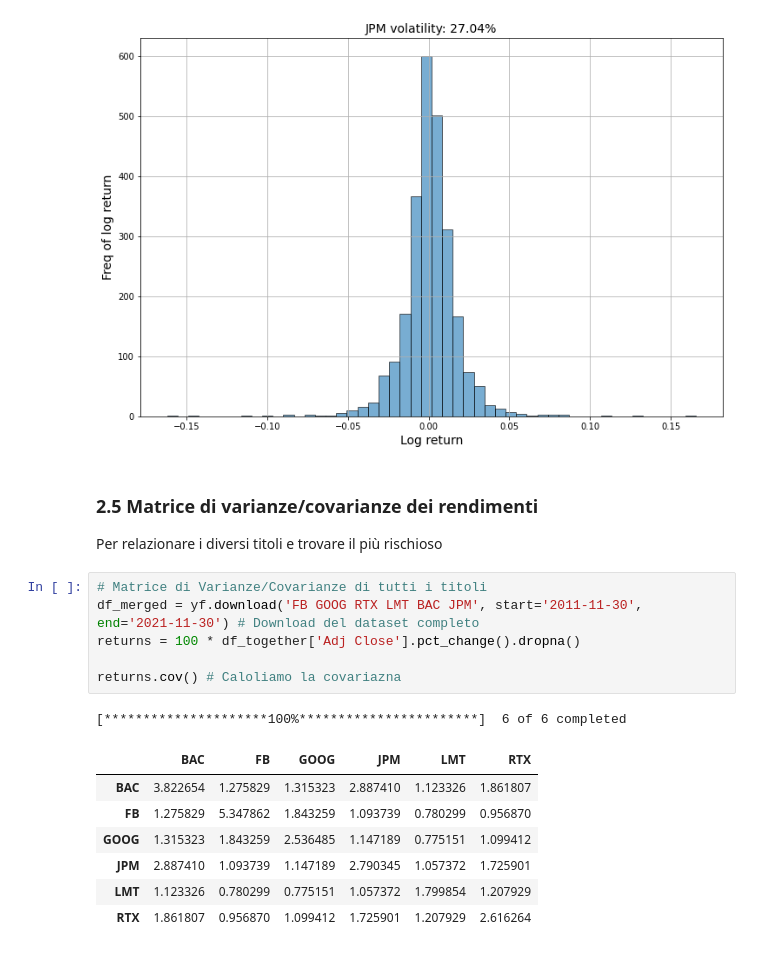
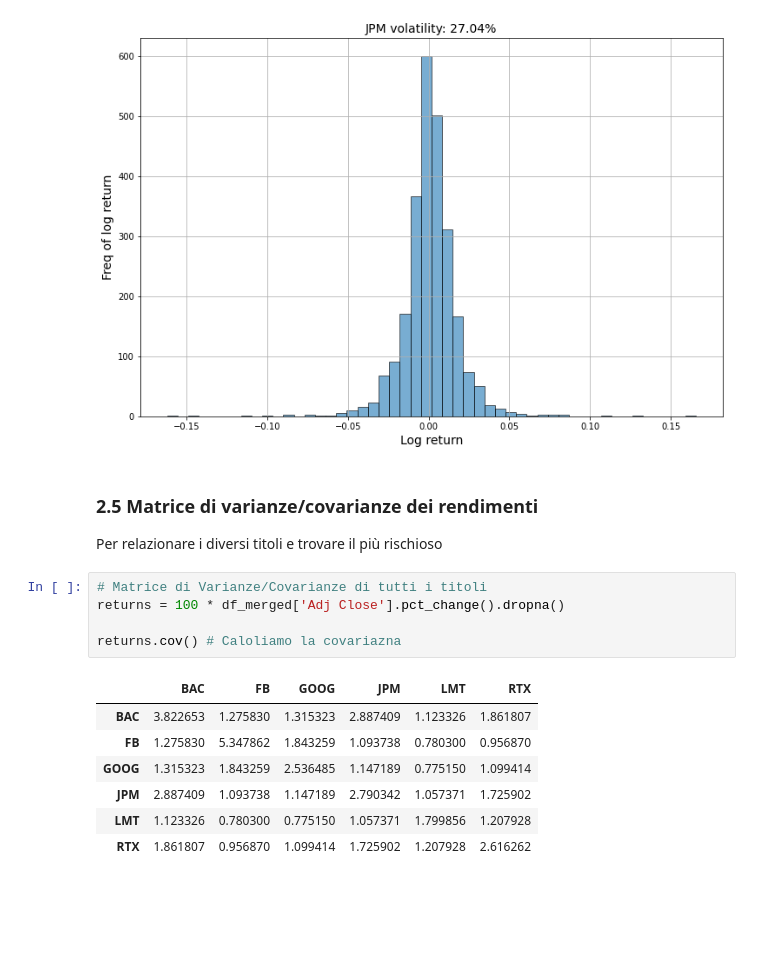
Before and after one commit to tommcamm/BISF-Project, a Jupyter notebook: python/Notebook del progetto.ipynb, the cells around one changed output. Cells and saved outputs as stored; diff of their text form; blank space fills up the shorter version.

Commit message:
matrice corr rendimenti

```diff
--- a/python/Notebook del progetto.ipynb
+++ b/python/Notebook del progetto.ipynb
@@ -1113,22 +1117,20 @@ plt.show()
 # %% [output]
 Evoluzione nel tempo e volatilità per JPMorgan Chase
 [figure]
-# %% [markdown]
-### 2.5 Matrice di varianze/covarianze dei rendimenti
-
-Per relazionare i diversi titoli e trovare il più rischioso
-# %%
-# Matrice di Varianze/Covarianze di tutti i titoli
-df_merged = yf.download('FB GOOG RTX LMT BAC JPM', start='2011-11-30', end='2021-11-30') # Download del dataset completo
-returns = 100 * df_together['Adj Close'].pct_change().dropna()
-
-returns.cov() # Caloliamo la covariazna
-# %% [output]
-[*********************100%***********************]  6 of 6 completed
-|  | BAC | FB | GOOG | JPM | LMT | RTX |
-| BAC | 3.822654 | 1.275829 | 1.315323 | 2.887410 | 1.123326 | 1.861807 |
-| FB | 1.275829 | 5.347862 | 1.843259 | 1.093739 | 0.780299 | 0.956870 |
-| GOOG | 1.315323 | 1.843259 | 2.536485 | 1.147189 | 0.775151 | 1.099412 |
-| JPM | 2.887410 | 1.093739 | 1.147189 | 2.790345 | 1.057372 | 1.725901 |
-| LMT | 1.123326 | 0.780299 | 0.775151 | 1.057372 | 1.799854 | 1.207929 |
-| RTX | 1.861807 | 0.956870 | 1.099412 | 1.725901 | 1.207929 | 2.616264 |
+# %% [markdown]
+### 2.5 Matrice di varianze/covarianze dei rendimenti
+
+Per relazionare i diversi titoli e trovare il più rischioso
+# %%
+# Matrice di Varianze/Covarianze di tutti i titoli
+returns = 100 * df_merged['Adj Close'].pct_change().dropna()
+
+returns.cov() # Caloliamo la covariazna
+# %% [output]
+|  | BAC | FB | GOOG | JPM | LMT | RTX |
+| BAC | 3.822653 | 1.275830 | 1.315323 | 2.887409 | 1.123326 | 1.861807 |
+| FB | 1.275830 | 5.347862 | 1.843259 | 1.093738 | 0.780300 | 0.956870 |
+| GOOG | 1.315323 | 1.843259 | 2.536485 | 1.147189 | 0.775150 | 1.099414 |
+| JPM | 2.887409 | 1.093738 | 1.147189 | 2.790342 | 1.057371 | 1.725902 |
+| LMT | 1.123326 | 0.780300 | 0.775150 | 1.057371 | 1.799856 | 1.207928 |
+| RTX | 1.861807 | 0.956870 | 1.099414 | 1.725902 | 1.207928 | 2.616262 |
```
Also changed, not shown: parts of 8 cells of this notebook, 2 other files.
